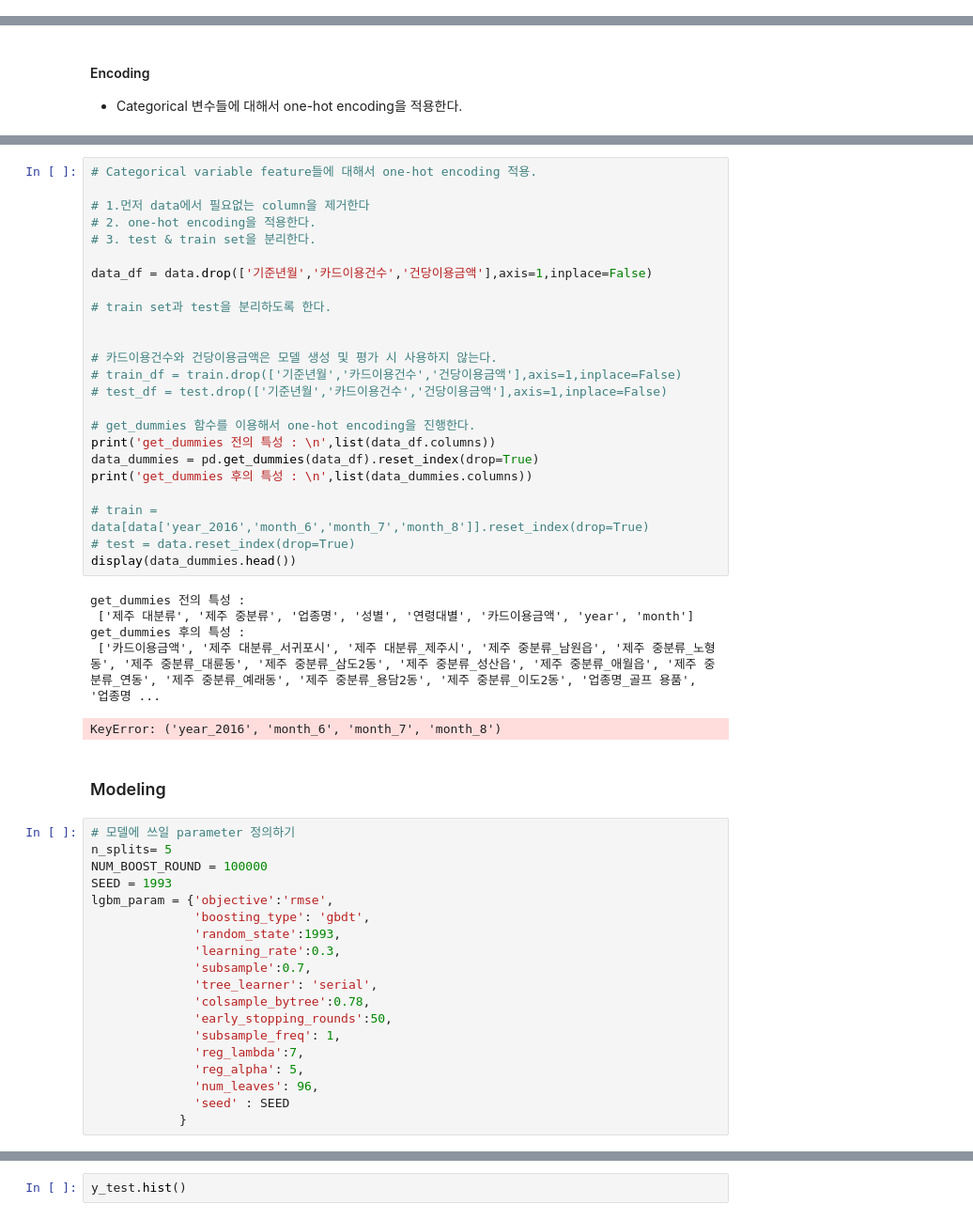
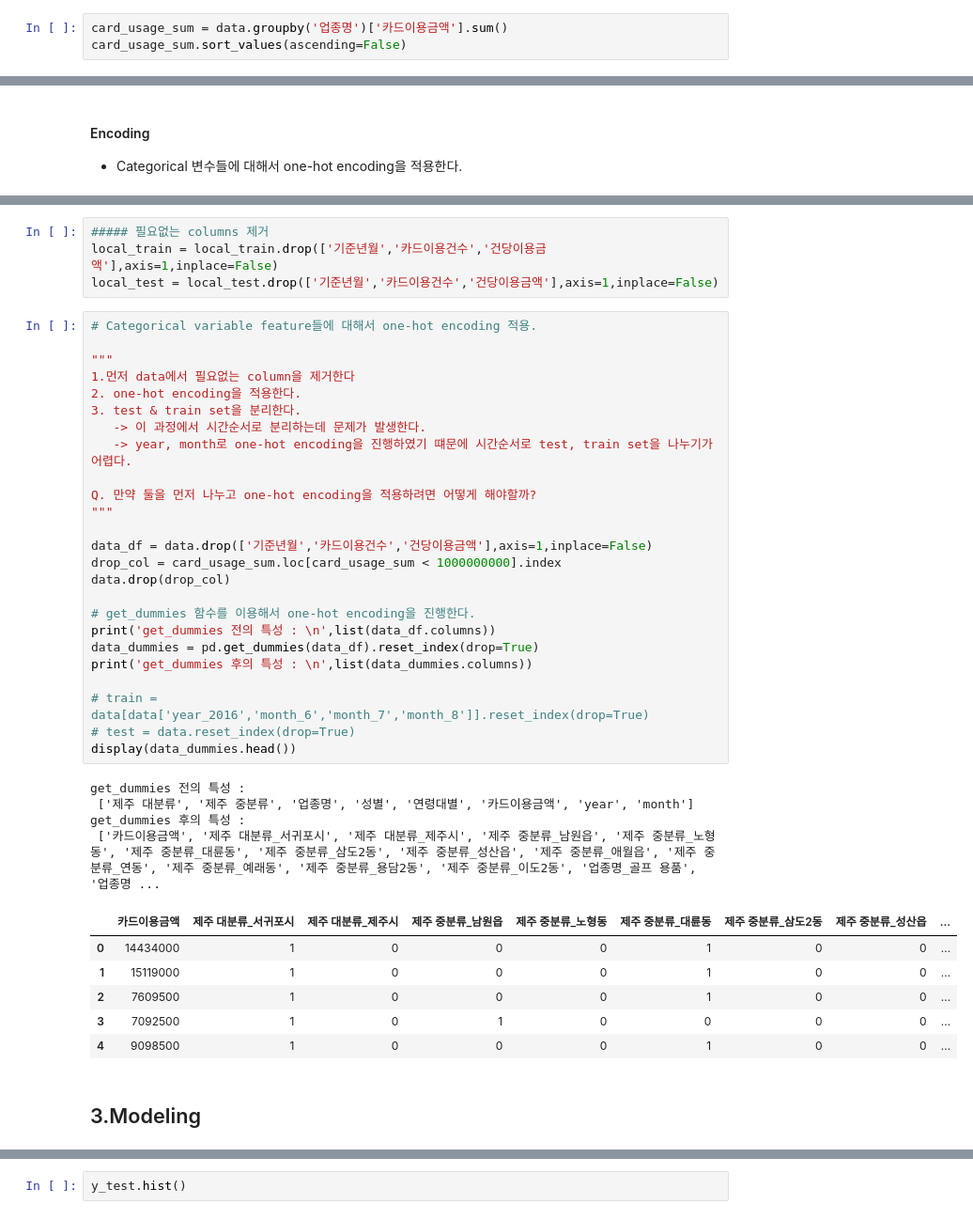
Before and after one commit to So-chankyun/consumption-pattern-analysis-of-jeju-tourist, a Jupyter notebook: consumption pattern analysis of jeju tourist.ipynb, the cells around one changed output, grey strips where cells are left out. Shown at 94% size. Saved outputs shown, nothing was run; the diff lists cells and outputs as text.

```diff
--- a/consumption pattern analysis of jeju tourist.ipynb
+++ b/consumption pattern analysis of jeju tourist.ipynb
@@ -456,0 +456,3 @@ local_test = data[data['기준년월'] > '2016-05-01'].reset_index(drop=True)
+# %%
+card_usage_sum = data.groupby('업종명')['카드이용금액'].sum()
+card_usage_sum.sort_values(ascending=False)
@@ -498,51 +552,42 @@ Index(['기준년월', '제주 대분류', '제주 중분류', '업종명', '성
+# %%
+##### 필요없는 columns 제거
+local_train = local_train.drop(['기준년월','카드이용건수','건당이용금액'],axis=1,inplace=False)
+local_test = local_test.drop(['기준년월','카드이용건수','건당이용금액'],axis=1,inplace=False)
 # %%
 # Categorical variable feature들에 대해서 one-hot encoding 적용.
 
-# 1.먼저 data에서 필요없는 column을 제거한다
-# 2. one-hot encoding을 적용한다.
-# 3. test & train set을 분리한다.
+"""
+1.먼저 data에서 필요없는 column을 제거한다
+2. one-hot encoding을 적용한다.
+3. test & train set을 분리한다.
+   -> 이 과정에서 시간순서로 분리하는데 문제가 발생한다.
+   -> year, month로 one-hot encoding을 진행하였기 떄문에 시간순서로 test, train set을 나누기가 어렵다.
+
+Q. 만약 둘을 먼저 나누고 one-hot encoding을 적용하려면 어떻게 해야할까?
+"""
 
 data_df = data.drop(['기준년월','카드이용건수','건당이용금액'],axis=1,inplace=False)
-
-# train set과 test을 분리하도록 한다.
-
-
-# 카드이용건수와 건당이용금액은 모델 생성 및 평가 시 사용하지 않는다.
-# train_df = train.drop(['기준년월','카드이용건수','건당이용금액'],axis=1,inplace=False)
-# test_df = test.drop(['기준년월','카드이용건수','건당이용금액'],axis=1,inplace=False)
+drop_col = card_usage_sum.loc[card_usage_sum < 1000000000].index
+data.drop(drop_col)
 
 # get_dummies 함수를 이용해서 one-hot encoding을 진행한다.
 print('get_dummies 전의 특성 : \n',list(data_df.columns))
 data_dummies = pd.get_dummies(data_df).reset_index(drop=True)
 print('get_dummies 후의 특성 : \n',list(data_dummies.columns))
 
 # train = data[data['year_2016','month_6','month_7','month_8']].reset_index(drop=True)
 # test = data.reset_index(drop=True)
 display(data_dummies.head())
 # %% [output]
 get_dummies 전의 특성 :
  ['제주 대분류', '제주 중분류', '업종명', '성별', '연령대별', '카드이용금액', 'year', 'month']
 get_dummies 후의 특성 :
  ['카드이용금액', '제주 대분류_서귀포시', '제주 대분류_제주시', '제주 중분류_남원읍', '제주 중분류_노형동', '제주 중분류_대륜동', '제주 중분류_삼도2동', '제주 중분류_성산읍', '제주 중분류_애월읍', '제주 중분류_연동', '제주 중분류_예래동', '제주 중분류_용담2동', '제주 중분류_이도2동', '업종명_골프 용품', '업종명 ...
-KeyError: ('year_2016', 'month_6', 'month_7', 'month_8')
+|  | 카드이용금액 | 제주 대분류_서귀포시 | 제주 대분류_제주시 | 제주 중분류_남원읍 | 제주 중분류_노형동 | 제주 중분류_대륜동 | 제주 중분류_삼도2동 | 제주 중분류_성산읍 | ... |
+| 0 | 14434000 | 1 | 0 | 0 | 0 | 1 | 0 | 0 | ... |
+| 1 | 15119000 | 1 | 0 | 0 | 0 | 1 | 0 | 0 | ... |
+| 2 | 7609500 | 1 | 0 | 0 | 0 | 1 | 0 | 0 | ... |
+| 3 | 7092500 | 1 | 0 | 1 | 0 | 0 | 0 | 0 | ... |
+| 4 | 9098500 | 1 | 0 | 0 | 0 | 1 | 0 | 0 | ... |
 # %% [markdown]
-### Modeling
+## 3.Modeling
-# %%
-# 모델에 쓰일 parameter 정의하기
-n_splits= 5
-NUM_BOOST_ROUND = 100000
-SEED = 1993
-lgbm_param = {'objective':'rmse',
-              'boosting_type': 'gbdt',
-              'random_state':1993,
-              'learning_rate':0.3,
-              'subsample':0.7,
-              'tree_learner': 'serial',
-              'colsample_bytree':0.78,
-              'early_stopping_rounds':50,
-              'subsample_freq': 1,
-              'reg_lambda':7,
-              'reg_alpha': 5,
-              'num_leaves': 96,
-              'seed' : SEED
-            }
```
Also changed, not shown: parts of 21 cells of this notebook.
